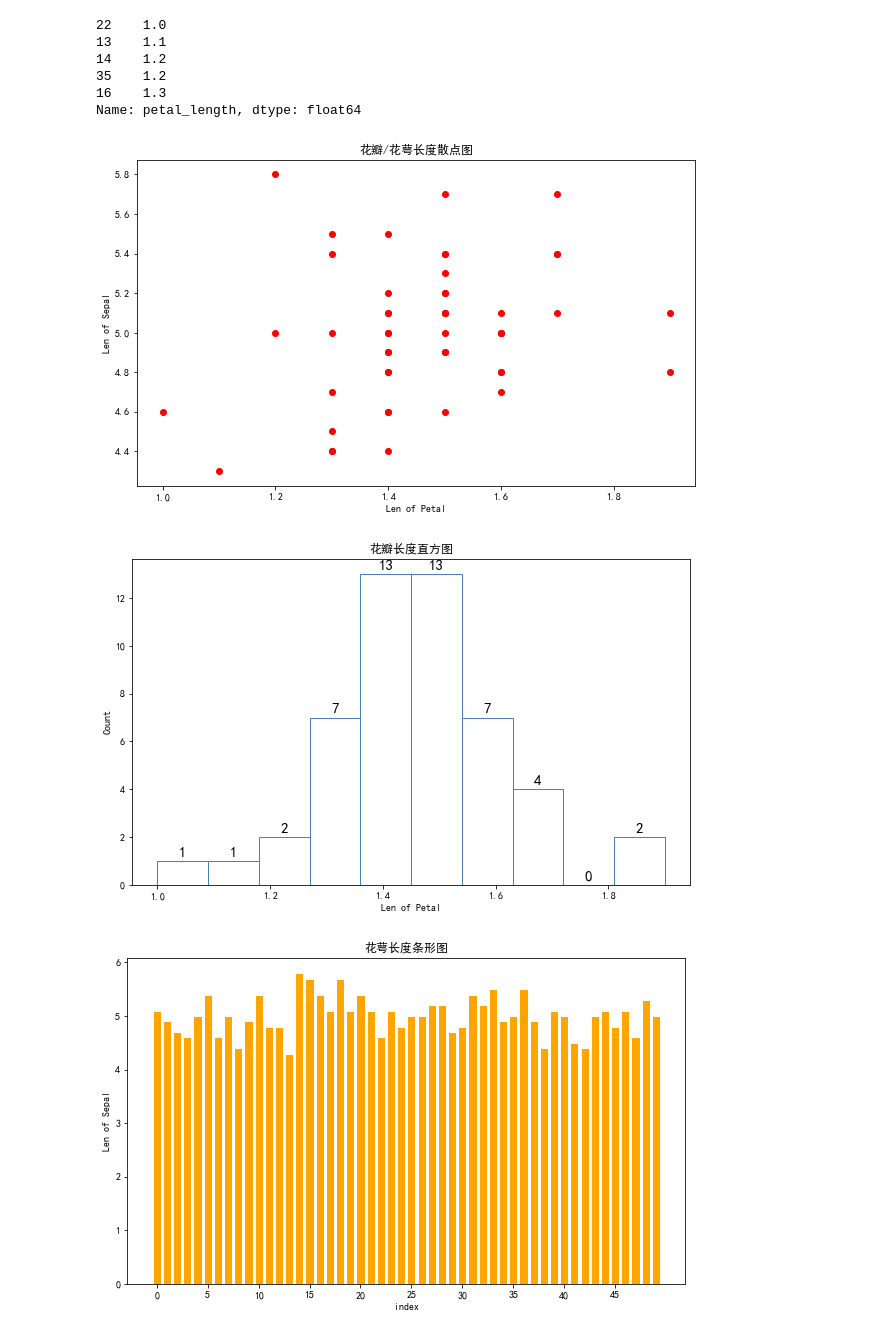
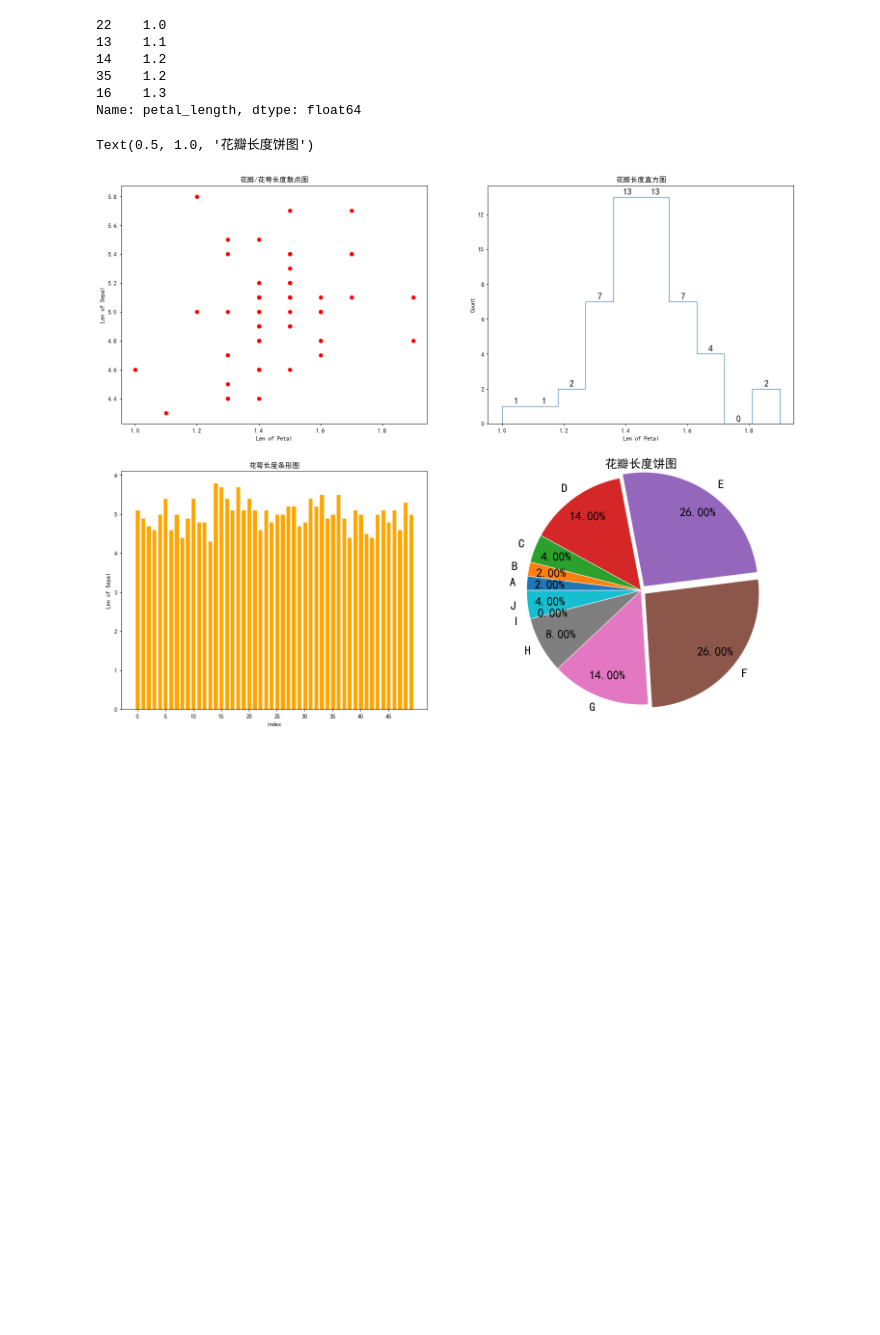
Before and after one commit to CHONGANDXU/Upload-Test, a Jupyter notebook: Matplotlib.ipynb, the cells around one changed output. Saved outputs shown, nothing was run; the diff lists cells and outputs as text; code cells hidden in the pictures; blank space fills up the shorter version.

```diff
--- a/Matplotlib.ipynb
+++ b/Matplotlib.ipynb
@@ -21,58 +21,55 @@ df_sorted.head()
 16    1.3
 Name: petal_length, dtype: float64
 # %%
-#plt.subplot(2,2,4)
-plt.figure(num=1,figsize=(10,8))
+figure1 = plt.figure(figsize=(20,16),dpi=90)
+figure1.add_subplot(2,2,1)
 x1=df.iloc[:,2]
 y1=df.iloc[:,0]
 plt.xlabel('Len of Petal')
 plt.ylabel('Len of Sepal')
 plt.scatter(x1,y1,marker='o',c='r')
 plt.title('花瓣/花萼长度散点图')
-show()
 
-plt.figure(num=2,figsize=(10,8))
+figure1.add_subplot(2,2,2)
 m1=np.array(df.iloc[:,2])
-fre_tuple = plt.hist(m1, bins=10, edgecolor='steelblue', color='white')
+fre_tuple = plt.hist(m1, bins=10,histtype='step', edgecolor='steelblue', color='white')
 plt.xlabel('Len of Petal')
 plt.ylabel('Count')
 plt.title('花瓣长度直方图')
 x_loc = fre_tuple[0]
 y_loc = fre_tuple[1]
 #print(x_loc,'\n',y_loc)
 for x,y in zip(x_loc,y_loc):
     plt.text(y+0.045, x+0.1, '%.0f' % x, ha='center', va= 'bottom',fontsize=15)
-show()
 
-plt.figure(num=3,figsize=(10,8))
+
+figure1.add_subplot(2,2,3)
 x2 = np.asarray(range(0,50))
 y2 = np.asarray(df.iloc[:,0])
 x2_xticks=np.arange(0,len(x2),5)
 plt.xticks(x2_xticks)
 plt.bar(x2,y2,facecolor='orange',edgecolor='white')
 plt.xlabel('index')
 plt.ylabel('Len of Sepal')
 plt.title('花萼长度条形图')
-show()
 
-plt.figure(num=4,figsize=(10,8))
-plt.axes(aspect='equal')
+
+figure1.add_subplot(2,2,4)
+plt.axis('equal')
 exploded=[0, 0, 0, 0, 0.05, 0.05, 0, 0, 0, 0]
 plt.pie(x=x_loc/50,
         labels=['A','B','C','D','E','F','G','H','I','J'],
         explode=exploded,
         autopct='%.2f%%',  #设置百分比的格式，保留两位小数
         pctdistance=0.8,  #设置百分比标签与圆心的距离
         labeldistance=1.1,  #设置标签与圆心的距离
         startangle=180,  #设置饼图的初始角度
         radius=1.2,  #设置饼图的半径
         counterclock=False,  #是否逆时针，False为顺时针方向
         wedgeprops={'linewidth':0.8, 'edgecolor':'white'},  #设置饼图内外边界的属性值
         textprops={'fontsize':20, 'color':'black'},  #设置文本标签的属性值
         )
 plt.title('花瓣长度饼图',fontsize=20)
-show()
 # %% [output]
+Text(0.5, 1.0, '花瓣长度饼图')
-[figure, old version]
+[figure, new version]
-[figure, removed]
-[figure, removed]
```
Also changed, not shown: parts of 1 cell of this notebook.
